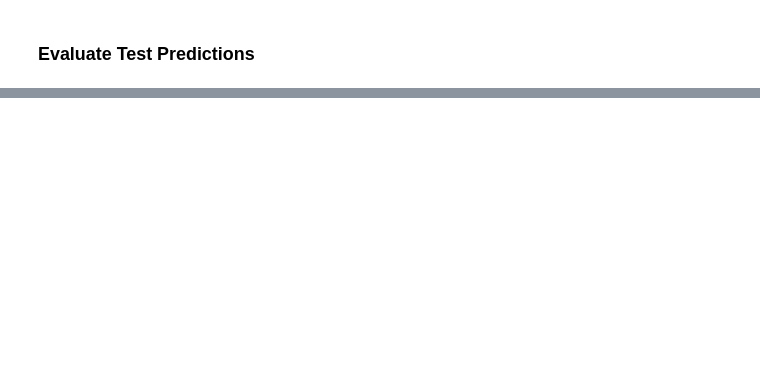
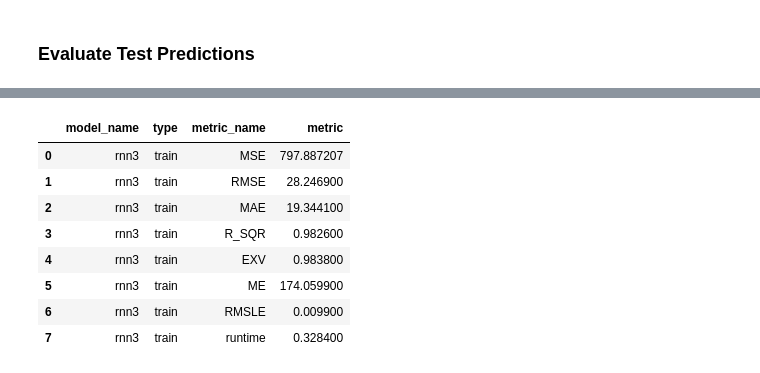
Before and after one commit to oimartin/SP_500_index_RNN, a Jupyter notebook: sp500_notebook.ipynb, the cells around one changed output, grey strips where cells are left out. Saved outputs shown, nothing was run; the diff lists cells and outputs as text; code cells hidden in the pictures; blank space fills up the shorter version.

```diff
--- a/sp500_notebook.ipynb
+++ b/sp500_notebook.ipynb
@@ -700,0 +646,10 @@ rnn2_test
+# %%
+rnn3 = Sequential([
+    layers.LSTM(50, return_sequences=True, activation='relu', input_shape=(50, 3)),
+    layers.LSTM(50, activation='relu'),
+    layers.Dense(1),
+])
+
+rnn3.compile(optimizer="adam", loss="mse", metrics=['hinge'])
+# %%
+rnn3_rt = run_model(rnn3, 'rnn3')
@@ -700,0 +689,3 @@ rnn2_test
+# %%
+rnn3_pred_train, rnn3_actual_train, rnn3_compare_train = compare_pred_actual(rnn3, X_train, y_train, 'Train')
+rnn3_compare_train.head()
@@ -700,0 +711,13 @@ rnn2_test
+# %%
+rnn3_train = evaluating_model(rnn3_actual_train, rnn3_pred_train, 'rnn3', 'train', rnn3_rt)
+rnn3_train
+# %% [output]
+|  | model_name | type | metric_name | metric |
+| 0 | rnn3 | train | MSE | 797.887207 |
+| 1 | rnn3 | train | RMSE | 28.246900 |
+| 2 | rnn3 | train | MAE | 19.344100 |
+| 3 | rnn3 | train | R_SQR | 0.982600 |
+| 4 | rnn3 | train | EXV | 0.983800 |
+| 5 | rnn3 | train | ME | 174.059900 |
+| 6 | rnn3 | train | RMSLE | 0.009900 |
+| 7 | rnn3 | train | runtime | 0.328400 |
```
Also changed, not shown: parts of 42 cells of this notebook.
